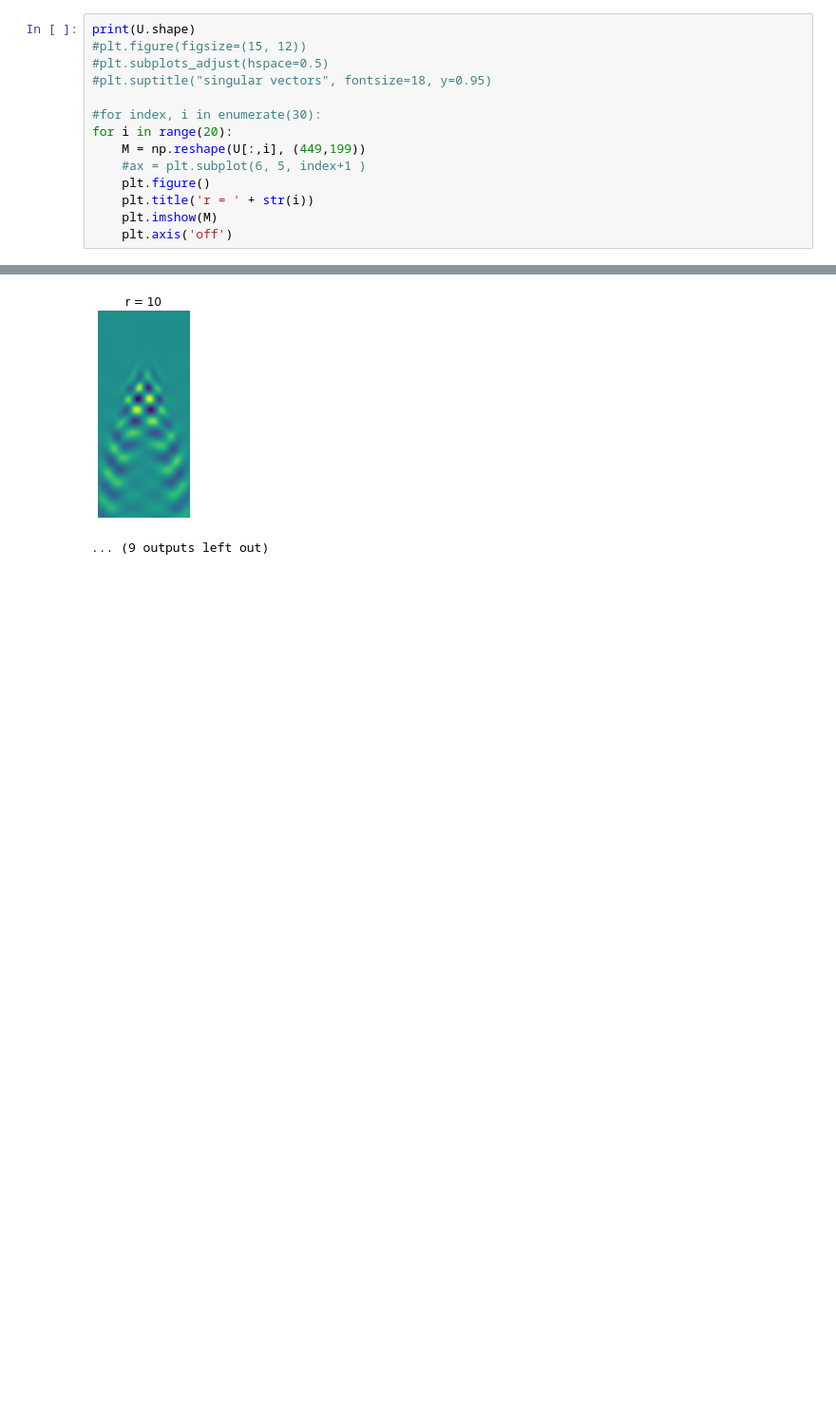
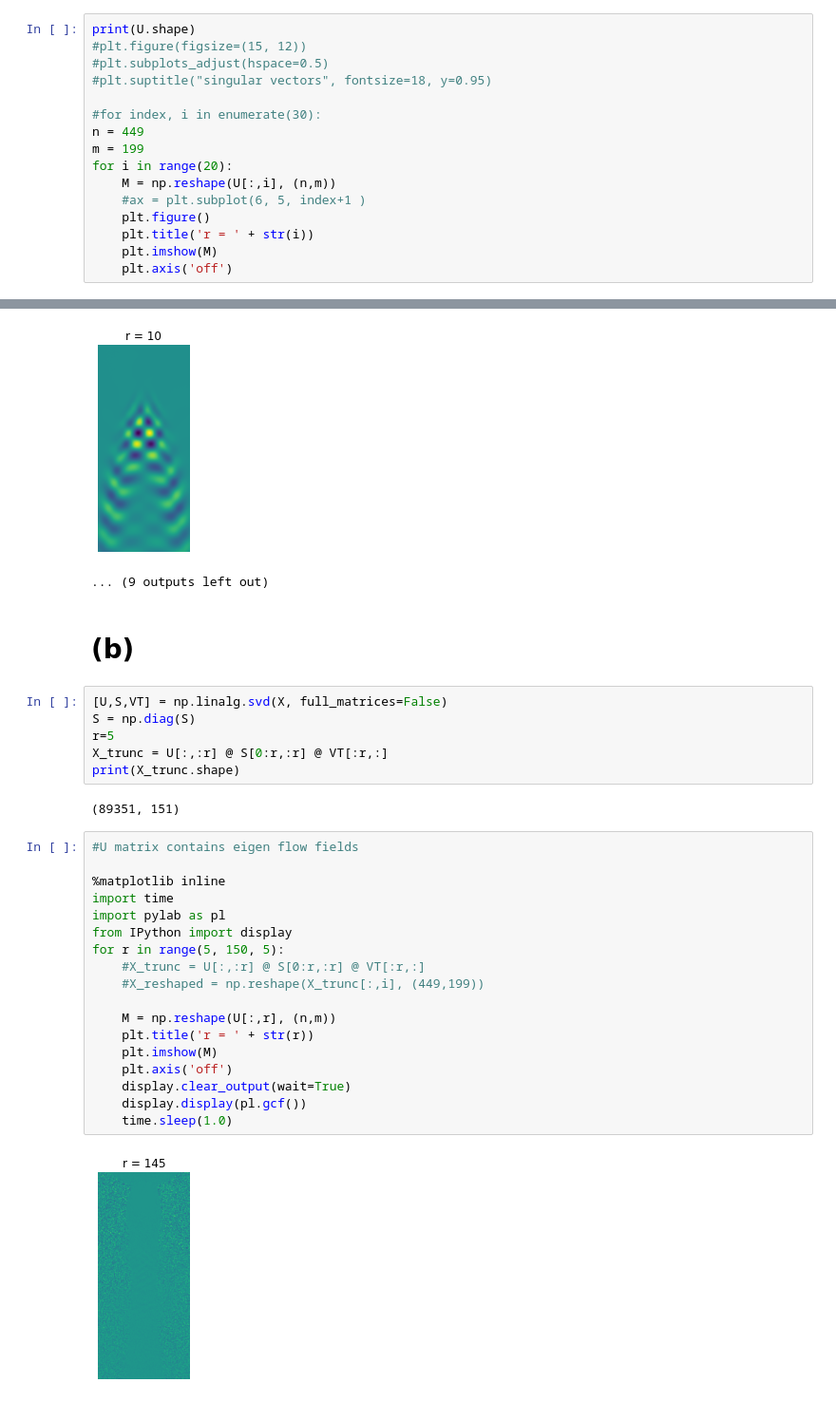
Before and after one commit to jaekimuh/PatternRec_Kim, a Jupyter notebook: HW_1.7.ipynb, the cells around one changed output, grey strips where cells are left out. Shown at 95% size. Saved outputs shown, nothing was run; the diff lists cells and outputs as text; blank space fills up the shorter version.

```diff
--- a/HW_1.7.ipynb
+++ b/HW_1.7.ipynb
@@ -41,8 +49,10 @@ print(U.shape)
 #plt.suptitle("singular vectors", fontsize=18, y=0.95)
 
 #for index, i in enumerate(30):
+n = 449
+m = 199
 for i in range(20):
-    M = np.reshape(U[:,i], (449,199))
+    M = np.reshape(U[:,i], (n,m))
     #ax = plt.subplot(6, 5, index+1 )
     plt.figure()
     plt.title('r = ' + str(i))
@@ -62,3 +72,33 @@ for i in range(20):
 [figure]
 [figure]
 ... (9 outputs left out)
+# %% [markdown]
+# (b)
+# %%
+[U,S,VT] = np.linalg.svd(X, full_matrices=False)
+S = np.diag(S)
+r=5
+X_trunc = U[:,:r] @ S[0:r,:r] @ VT[:r,:]
+print(X_trunc.shape)
+# %% [output]
+(89351, 151)
+# %%
+#U matrix contains eigen flow fields
+
+%matplotlib inline
+import time
+import pylab as pl
+from IPython import display
+for r in range(5, 150, 5):
+    #X_trunc = U[:,:r] @ S[0:r,:r] @ VT[:r,:]
+    #X_reshaped = np.reshape(X_trunc[:,i], (449,199))
+
+    M = np.reshape(U[:,r], (n,m))
+    plt.title('r = ' + str(r))
+    plt.imshow(M)
+    plt.axis('off')
+    display.clear_output(wait=True)
+    display.display(pl.gcf())
+    time.sleep(1.0)
+# %% [output]
+[figure, added]
```
Also changed, not shown: parts of 20 cells of this notebook.
